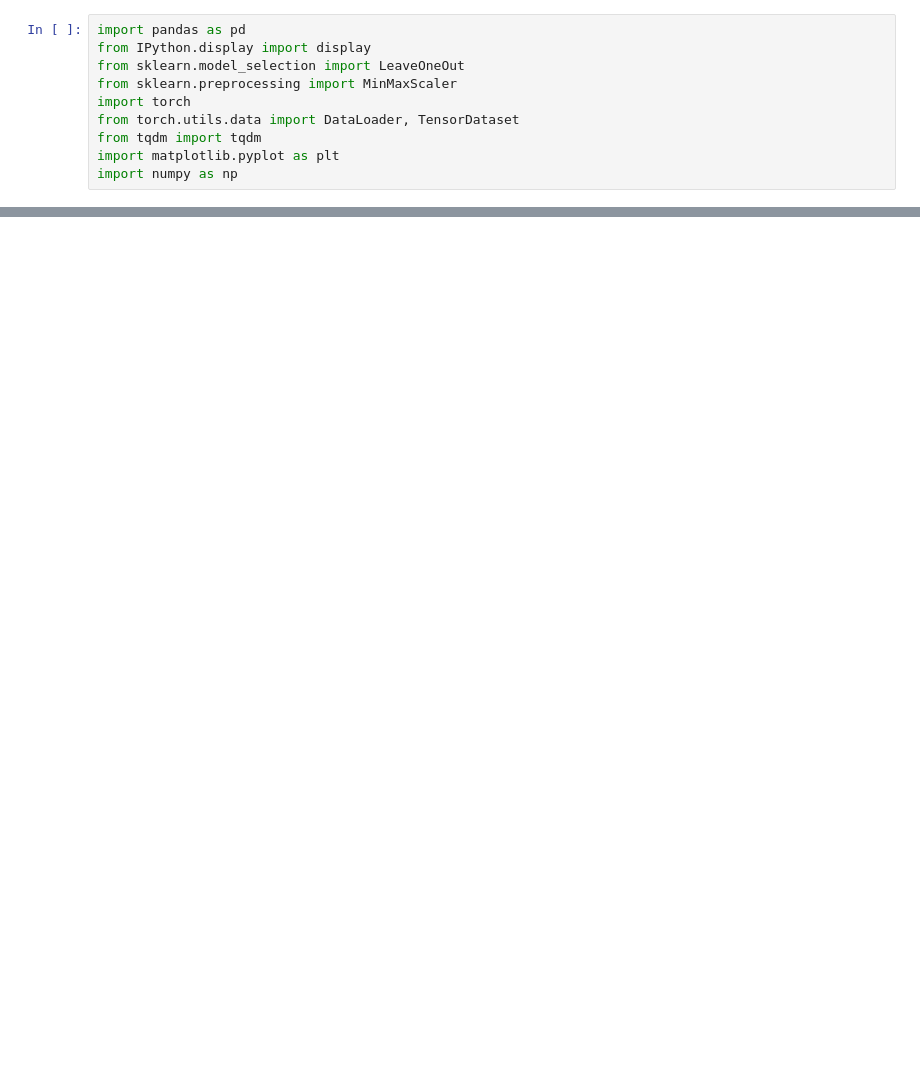
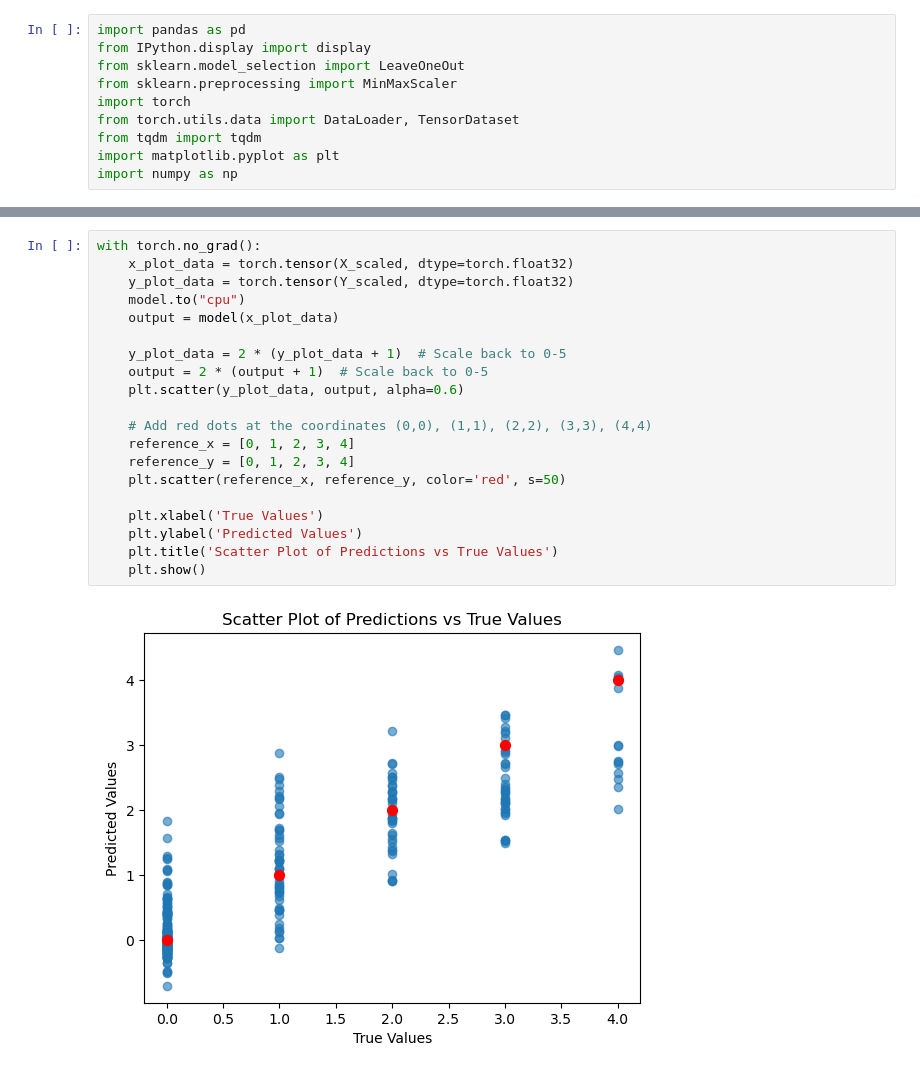
Before and after one commit to MagicBOTAlex/DTU-IntoML1, a Jupyter notebook: ANN.ipynb, the cells around one changed output, grey strips where cells are left out. Cells and saved outputs as stored; diff of their text form; blank space fills up the shorter version.

```diff
--- a/ANN.ipynb
+++ b/ANN.ipynb
@@ -155,0 +154,22 @@ plt.show()
+# %%
+with torch.no_grad():
+    x_plot_data = torch.tensor(X_scaled, dtype=torch.float32)
+    y_plot_data = torch.tensor(Y_scaled, dtype=torch.float32)
+    model.to("cpu")
+    output = model(x_plot_data)
+
+    y_plot_data = 2 * (y_plot_data + 1)  # Scale back to 0-5
+    output = 2 * (output + 1)  # Scale back to 0-5
+    plt.scatter(y_plot_data, output, alpha=0.6)
+
+    # Add red dots at the coordinates (0,0), (1,1), (2,2), (3,3), (4,4)
+    reference_x = [0, 1, 2, 3, 4]
+    reference_y = [0, 1, 2, 3, 4]
+    plt.scatter(reference_x, reference_y, color='red', s=50)
+
+    plt.xlabel('True Values')
+    plt.ylabel('Predicted Values')
+    plt.title('Scatter Plot of Predictions vs True Values')
+    plt.show()
+# %% [output]
+[figure, added]
```
Also changed, not shown: parts of 2 cells of this notebook.
